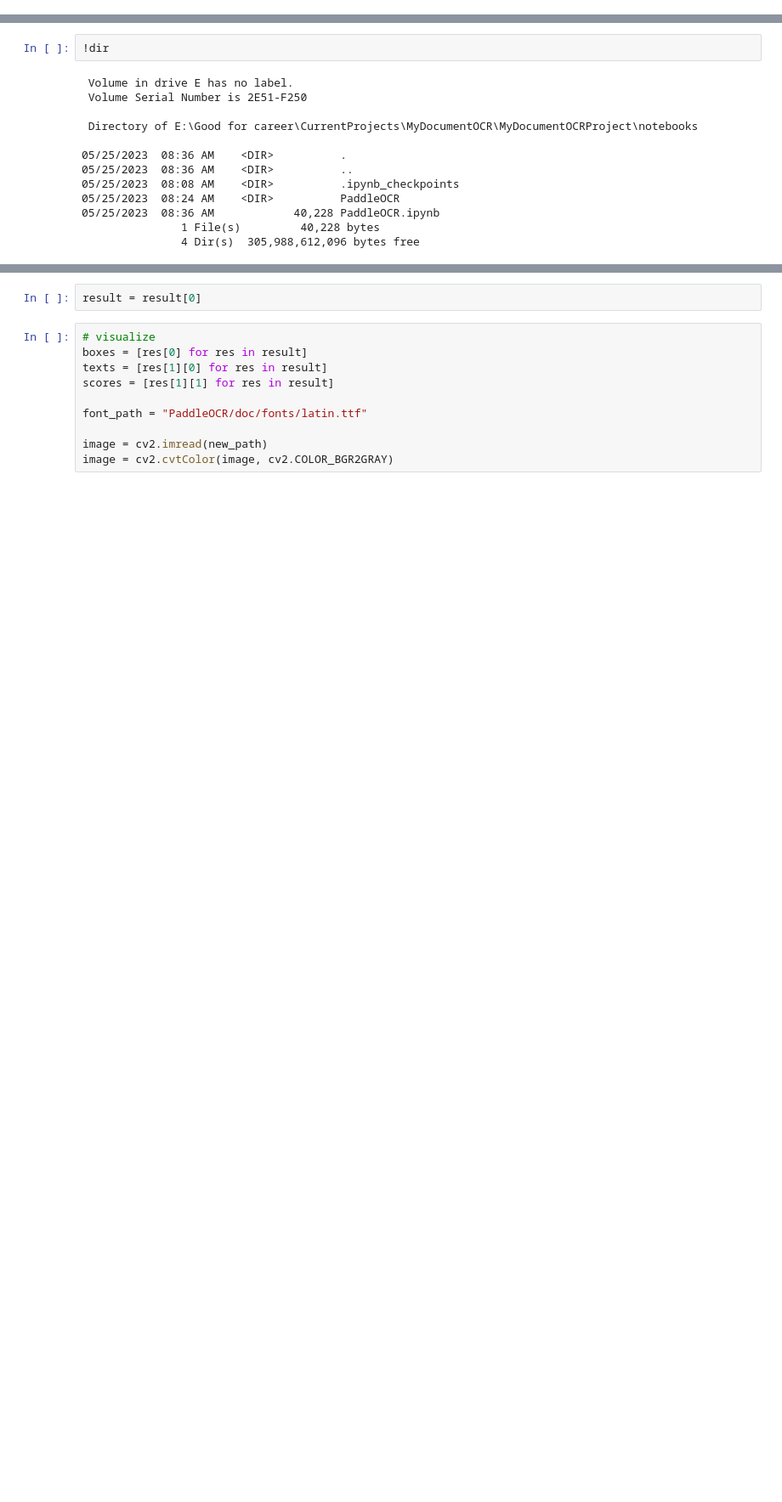
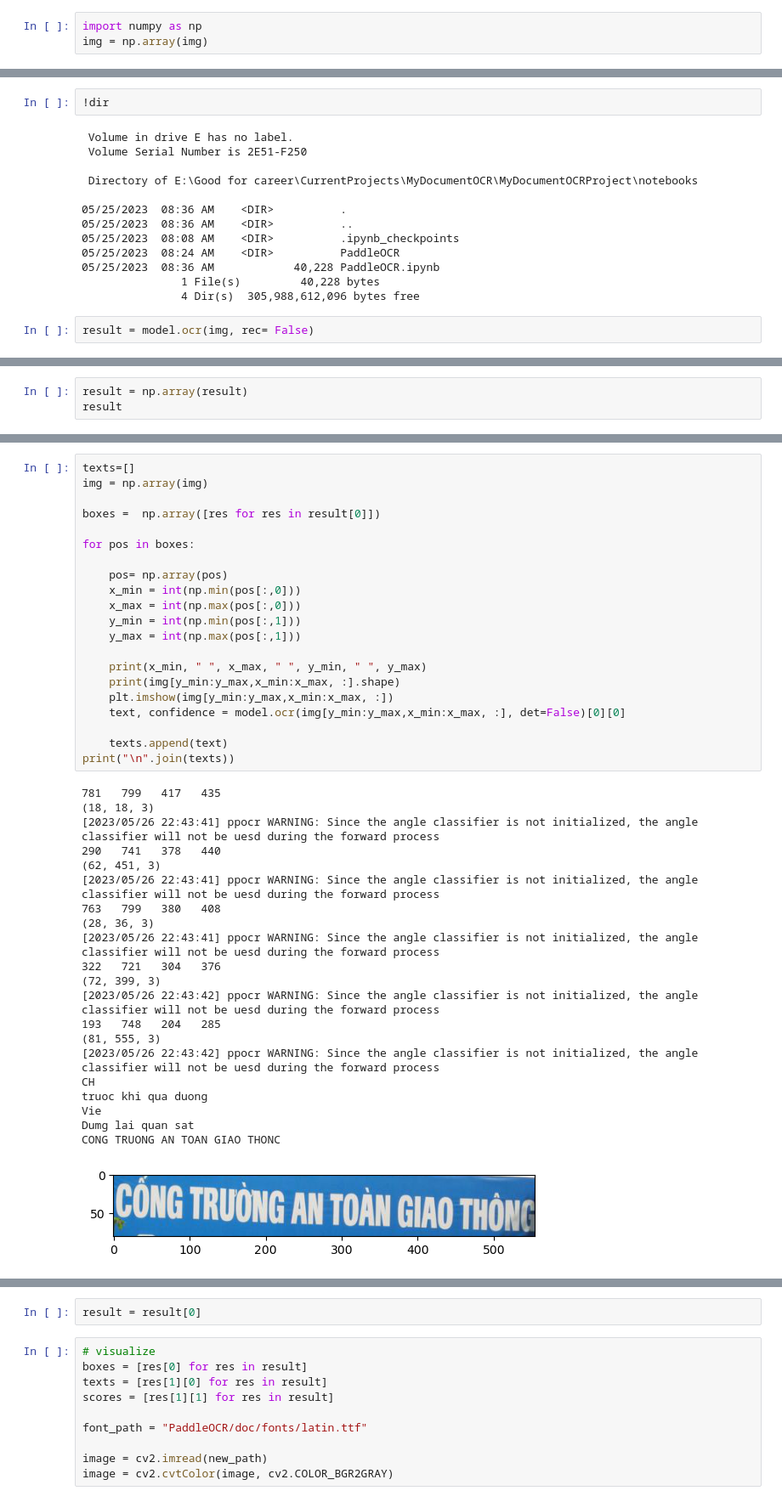
Before and after one commit to hoangbros03/ImageOCR, a Jupyter notebook: notebooks/PaddleOCR.ipynb, the cells around one changed output, grey strips where cells are left out. Shown at 85% size. Cells and saved outputs as stored; diff of their text form; blank space fills up the shorter version.

```diff
--- a/notebooks/PaddleOCR.ipynb
+++ b/notebooks/PaddleOCR.ipynb
@@ -80,0 +86,3 @@ new_path = "../data/vietnamese/train_images/im0002.jpg"
+# %%
+import numpy as np
+img = np.array(img)
@@ -93,3 +105,5 @@ new_path = "../data/vietnamese/train_images/im0002.jpg"
 05/25/2023  08:36 AM            40,228 PaddleOCR.ipynb
                1 File(s)         40,228 bytes
                4 Dir(s)  305,988,612,096 bytes free
+# %%
+result = model.ocr(img, rec= False)
@@ -95,0 +112,3 @@ new_path = "../data/vietnamese/train_images/im0002.jpg"
+# %%
+result = np.array(result)
+result
@@ -95,0 +138,43 @@ new_path = "../data/vietnamese/train_images/im0002.jpg"
+# %%
+texts=[]
+img = np.array(img)
+
+boxes =  np.array([res for res in result[0]])
+
+for pos in boxes:
+
+    pos= np.array(pos)
+    x_min = int(np.min(pos[:,0]))
+    x_max = int(np.max(pos[:,0]))
+    y_min = int(np.min(pos[:,1]))
+    y_max = int(np.max(pos[:,1]))
+
+    print(x_min, " ", x_max, " ", y_min, " ", y_max)
+    print(img[y_min:y_max,x_min:x_max, :].shape)
+    plt.imshow(img[y_min:y_max,x_min:x_max, :])
+    text, confidence = model.ocr(img[y_min:y_max,x_min:x_max, :], det=False)[0][0]
+
+    texts.append(text)
+print("\n".join(texts))
+# %% [output]
+781   799   417   435
+(18, 18, 3)
+[2023/05/26 22:43:41] ppocr WARNING: Since the angle classifier is not initialized, the angle classifier will not be uesd during the forward process
+290   741   378   440
+(62, 451, 3)
+[2023/05/26 22:43:41] ppocr WARNING: Since the angle classifier is not initialized, the angle classifier will not be uesd during the forward process
+763   799   380   408
+(28, 36, 3)
+[2023/05/26 22:43:41] ppocr WARNING: Since the angle classifier is not initialized, the angle classifier will not be uesd during the forward process
+322   721   304   376
+(72, 399, 3)
+[2023/05/26 22:43:42] ppocr WARNING: Since the angle classifier is not initialized, the angle classifier will not be uesd during the forward process
+193   748   204   285
+(81, 555, 3)
+[2023/05/26 22:43:42] ppocr WARNING: Since the angle classifier is not initialized, the angle classifier will not be uesd during the forward process
+CH
+truoc khi qua duong
+Vie
+Dumg lai quan sat
+CONG TRUONG AN TOAN GIAO THONC
+[figure, added]
```
Also changed, not shown: parts of 27 cells of this notebook, 12 other files.
